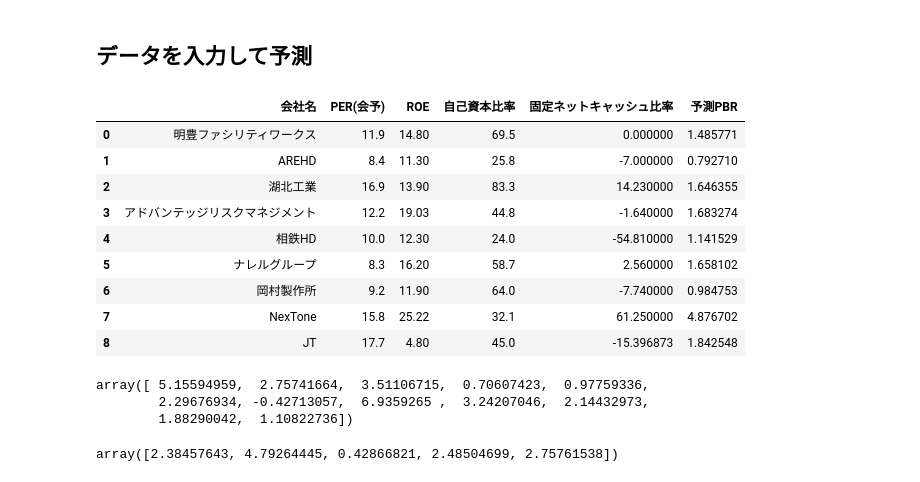
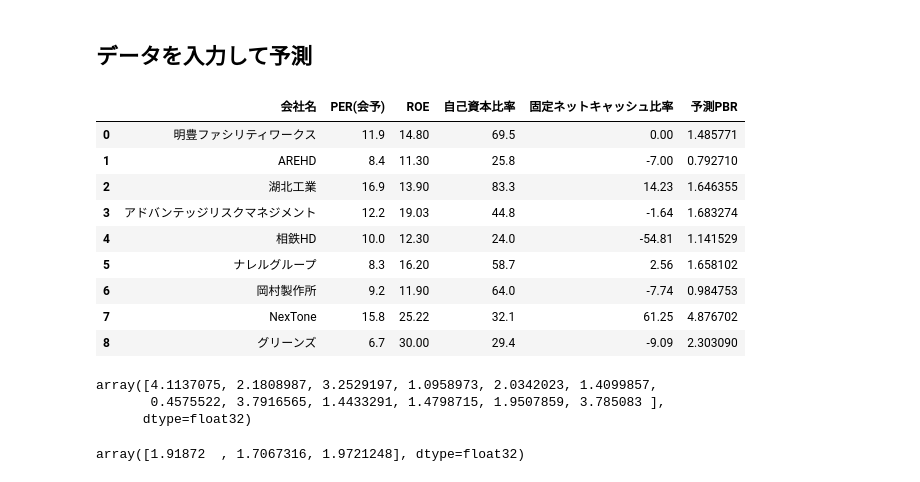
Before and after one commit to yoshi-fund/Predict-PBR, a Jupyter notebook: pbr/xgb-PBR-Model.ipynb, the cells around one changed output. Cells and saved outputs as stored; diff of their text form; code cells hidden in the pictures.

```diff
--- a/pbr/xgb-PBR-Model.ipynb
+++ b/pbr/xgb-PBR-Model.ipynb
@@ -621,7 +639,7 @@ import numpy as np
 
 # 会社名
 company_names = ['明豊ファシリティワークス', 'AREHD', '湖北工業', 'アドバンテッジリスクマネジメント', '相鉄HD',
-                 'ナレルグループ', '岡村製作所', 'NexTone', 'JT']
+                 'ナレルグループ', '岡村製作所', 'NexTone', 'グリーンズ']
 
 # 特徴量データ 予想PER, ROE, 自己資本比率, 固定ネットキャッシュ比率,)
 X_new = np.array([
@@ -629,43 +647,43 @@ X_new = np.array([
     [8.4, 11.3, 25.8, -7],       # AREHD
     [16.9, 13.9, 83.3, 14.23],      # 湖北工業
     [12.2, 19.03, 44.8, -1.64],   # アドバンテッジリスクマネジメント
     [10.0, 12.3, 24.0, -54.81],   # 相鉄HD
     [8.3, 16.2, 58.7, 2.56],    # ナレルグループ
     [9.2, 11.9, 64, -7.74], # 岡村製作所
     [15.8, 25.22, 32.1, 61.25], # NexTone
-    [17.7, 4.8, 45.0, -15.396873]
+    [6.7, 30, 29.4, -9.09], # グリーンズ
 ])
 
 # 特徴量名 (4つに合わせる)
 feature_names = list(X.columns)
 
 # 標準化 (既存のsc = StandardScalerを使う)
 X_new_sc = sc.transform(X_new)
 
 # PBR予測
 lr_pred = pipe_lr.predict(X_new_sc)
 
 # データフレーム化
 result_df = pd.DataFrame(X_new, columns=feature_names)
 result_df['会社名'] = company_names
 result_df['予測PBR'] = lr_pred
 
 # 列の順序を並べ替え（会社名を先頭）
 result_df = result_df[['会社名'] + feature_names + ['予測PBR']]
 
 # 表示
 result_df
 # %% [output]
 |  | 会社名 | PER(会予) | ROE | 自己資本比率 | 固定ネットキャッシュ比率 | 予測PBR |
-| 0 | 明豊ファシリティワークス | 11.9 | 14.80 | 69.5 | 0.000000 | 1.485771 |
-| 1 | AREHD | 8.4 | 11.30 | 25.8 | -7.000000 | 0.792710 |
-| 2 | 湖北工業 | 16.9 | 13.90 | 83.3 | 14.230000 | 1.646355 |
-| 3 | アドバンテッジリスクマネジメント | 12.2 | 19.03 | 44.8 | -1.640000 | 1.683274 |
-| 4 | 相鉄HD | 10.0 | 12.30 | 24.0 | -54.810000 | 1.141529 |
-| 5 | ナレルグループ | 8.3 | 16.20 | 58.7 | 2.560000 | 1.658102 |
-| 6 | 岡村製作所 | 9.2 | 11.90 | 64.0 | -7.740000 | 0.984753 |
-| 7 | NexTone | 15.8 | 25.22 | 32.1 | 61.250000 | 4.876702 |
-| 8 | JT | 17.7 | 4.80 | 45.0 | -15.396873 | 1.842548 |
+| 0 | 明豊ファシリティワークス | 11.9 | 14.80 | 69.5 | 0.00 | 1.485771 |
+| 1 | AREHD | 8.4 | 11.30 | 25.8 | -7.00 | 0.792710 |
+| 2 | 湖北工業 | 16.9 | 13.90 | 83.3 | 14.23 | 1.646355 |
+| 3 | アドバンテッジリスクマネジメント | 12.2 | 19.03 | 44.8 | -1.64 | 1.683274 |
+| 4 | 相鉄HD | 10.0 | 12.30 | 24.0 | -54.81 | 1.141529 |
+| 5 | ナレルグループ | 8.3 | 16.20 | 58.7 | 2.56 | 1.658102 |
+| 6 | 岡村製作所 | 9.2 | 11.90 | 64.0 | -7.74 | 0.984753 |
+| 7 | NexTone | 15.8 | 25.22 | 32.1 | 61.25 | 4.876702 |
+| 8 | グリーンズ | 6.7 | 30.00 | 29.4 | -9.09 | 2.303090 |
 # %%
 # 特徴量データ (PER(会予), ROE, 自己資本比率, 固定ネットキャッシュ比率)
 
@@ -681,19 +699,19 @@ X_new = np.array([
      [14.4, 15.5, 82, 63.36], # 福井コンピュータHD
      [8.5, 14.8, 45, 13.34], # CSS HD
      [13.7, 10.5, 71.1, 35.82], # ウィッツ
-     [10.7, 8.4, 81.4, 51.37]
+     [6.7, 35, 29.4, -9.09],
 ])
 
 
 X_new_sc = sc.transform(X_new)
 
-lr_pred = lr.predict(X_new_sc)
+lr_pred = pipe_lr.predict(X_new_sc)
 
 lr_pred
 # %% [output]
-array([ 5.15594959,  2.75741664,  3.51106715,  0.70607423,  0.97759336,
-        2.29676934, -0.42713057,  6.9359265 ,  3.24207046,  2.14432973,
-        1.88290042,  1.10822736])
+array([4.1137075, 2.1808987, 3.2529197, 1.0958973, 2.0342023, 1.4099857,
+       0.4575522, 3.7916565, 1.4433291, 1.4798715, 1.9507859, 3.785083 ],
+      dtype=float32)
 # %%
 # 特徴量データ (PER(会予), ROE, 自己資本比率, 固定ネットキャッシュ比率)
 
@@ -706,8 +724,8 @@ X_new = np.array([
 
 X_new_sc = sc.transform(X_new)
 
-lr_pred = lr.predict(X_new_sc)
+lr_pred = pipe_lr.predict(X_new_sc)
 
 lr_pred
 # %% [output]
-array([2.38457643, 4.79264445, 0.42866821, 2.48504699, 2.75761538])
+array([1.91872  , 1.7067316, 1.9721248], dtype=float32)
```
Also changed, not shown: parts of 3 cells of this notebook, 1 other file.
